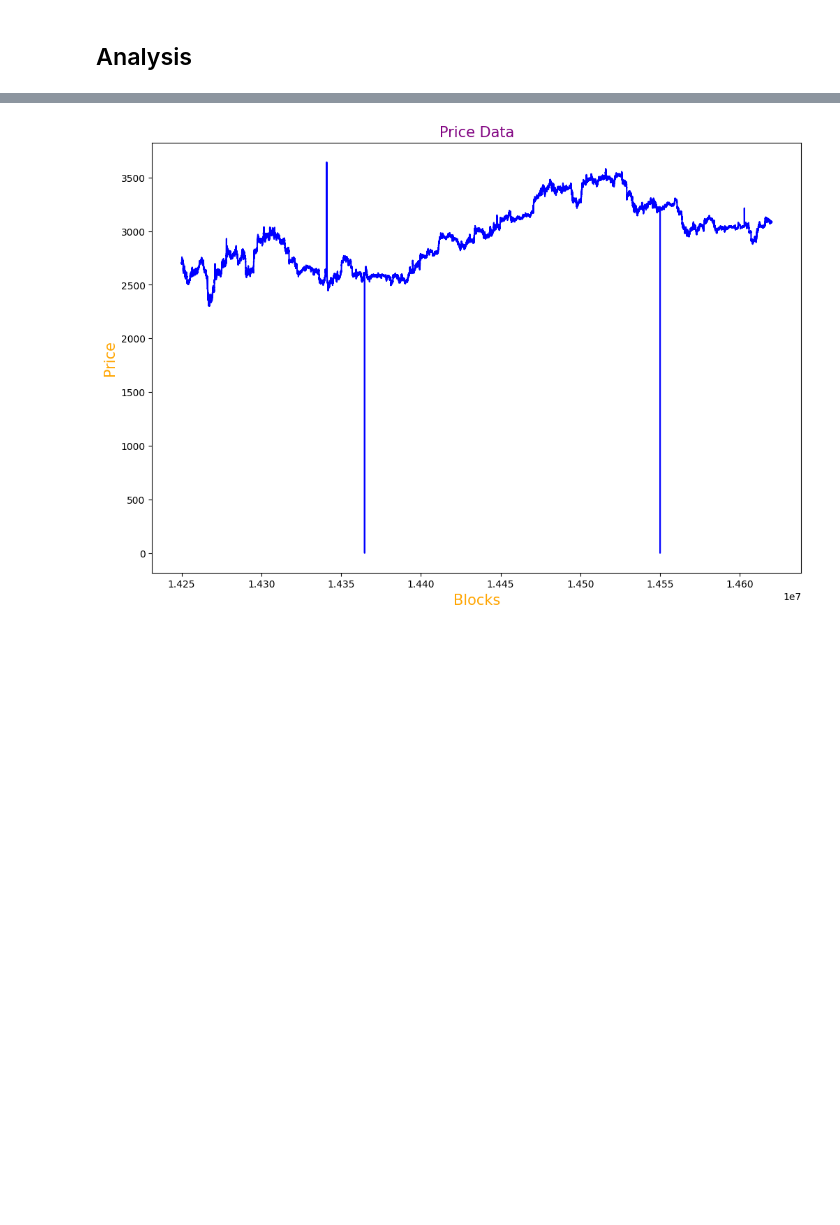
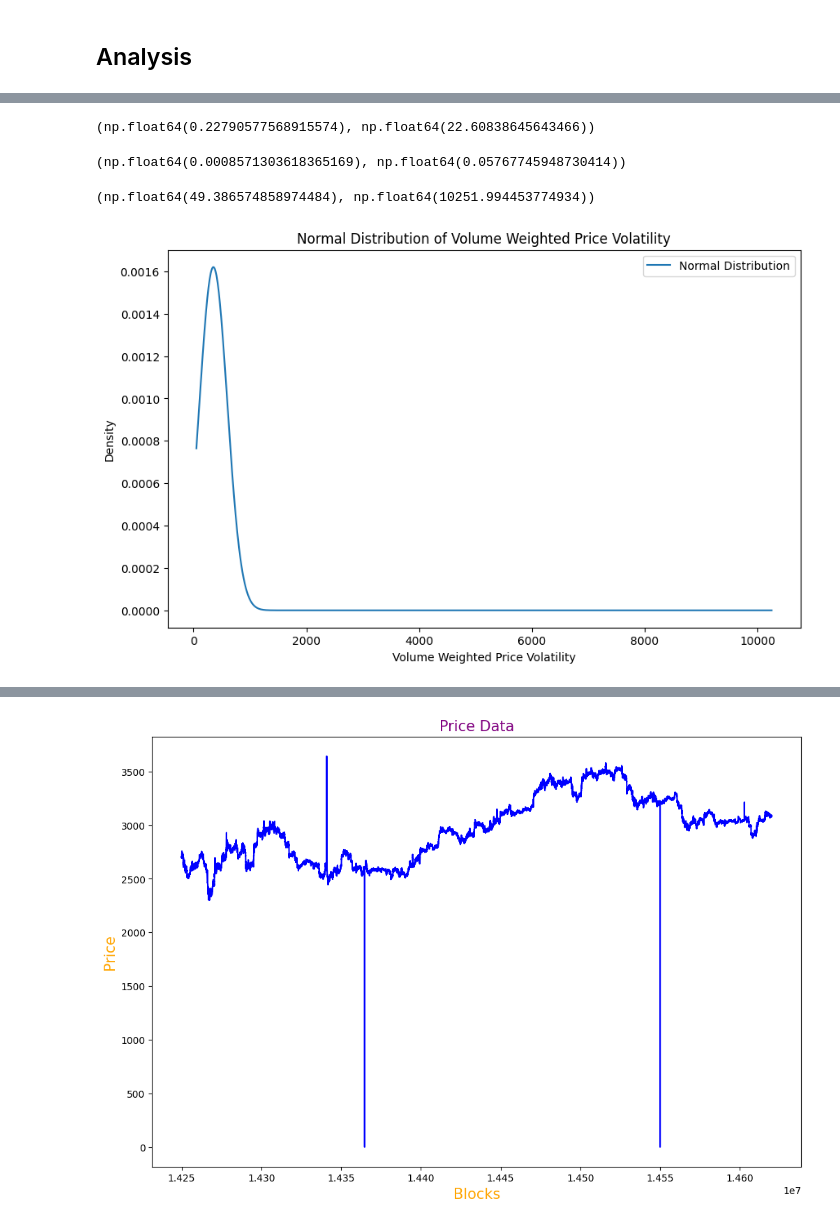
Before and after one commit to semiotic-ai/realized_volatility_substream, a Jupyter notebook: notebooks/notebooks/notes-denver.ipynb, the cells around one changed output, grey strips where cells are left out. Saved outputs shown, nothing was run; the diff lists cells and outputs as text; code cells hidden in the pictures; blank space fills up the shorter version.

Commit message:
feat: volume weighted price volatility

```diff
--- a/notebooks/notebooks/notes-denver.ipynb
+++ b/notebooks/notebooks/notes-denver.ipynb
@@ -578,0 +678,32 @@ expanded_data_df.head(1)
+# %%
+expanded_data_df["rolling_volume_change_volatility"].min(), expanded_data_df["rolling_volume_change_volatility"].max()
+# %% [output]
+(np.float64(0.22790577568915574), np.float64(22.60838645643466))
+# %%
+expanded_data_df["realized_volatility"].min(), expanded_data_df["realized_volatility"].max()
+# %% [output]
+(np.float64(0.0008571303618365169), np.float64(0.05767745948730414))
+# %%
+expanded_data_df["volume_weighted_price_volatility"] = expanded_data_df["realized_volatility"] * expanded_data_df["simple_volume_volatility"]
+expanded_data_df["volume_weighted_price_volatility"].min(), expanded_data_df["volume_weighted_price_volatility"].max()
+# %% [output]
+(np.float64(49.386574858974484), np.float64(10251.994453774934))
+# %%
+# plot the distribution of this newly computed metric
+data = expanded_data_df["volume_weighted_price_volatility"]
+
+mean = data.mean()
+std_dev = data.std()
+
+x = np.linspace(data.min(), data.max(), 1000)
+y = (1 / (std_dev * np.sqrt(2 * np.pi))) * np.exp(-0.5 * ((x - mean) / std_dev) ** 2)
+
+plt.figure(figsize=(10, 6))
+plt.plot(x, y, label='Normal Distribution')
+plt.xlabel('Volume Weighted Price Volatility')
+plt.ylabel('Density')
+plt.title('Normal Distribution of Volume Weighted Price Volatility')
+plt.legend()
+plt.show()
+# %% [output]
+[figure, added]
```
Also changed, not shown: parts of 10 cells of this notebook.
